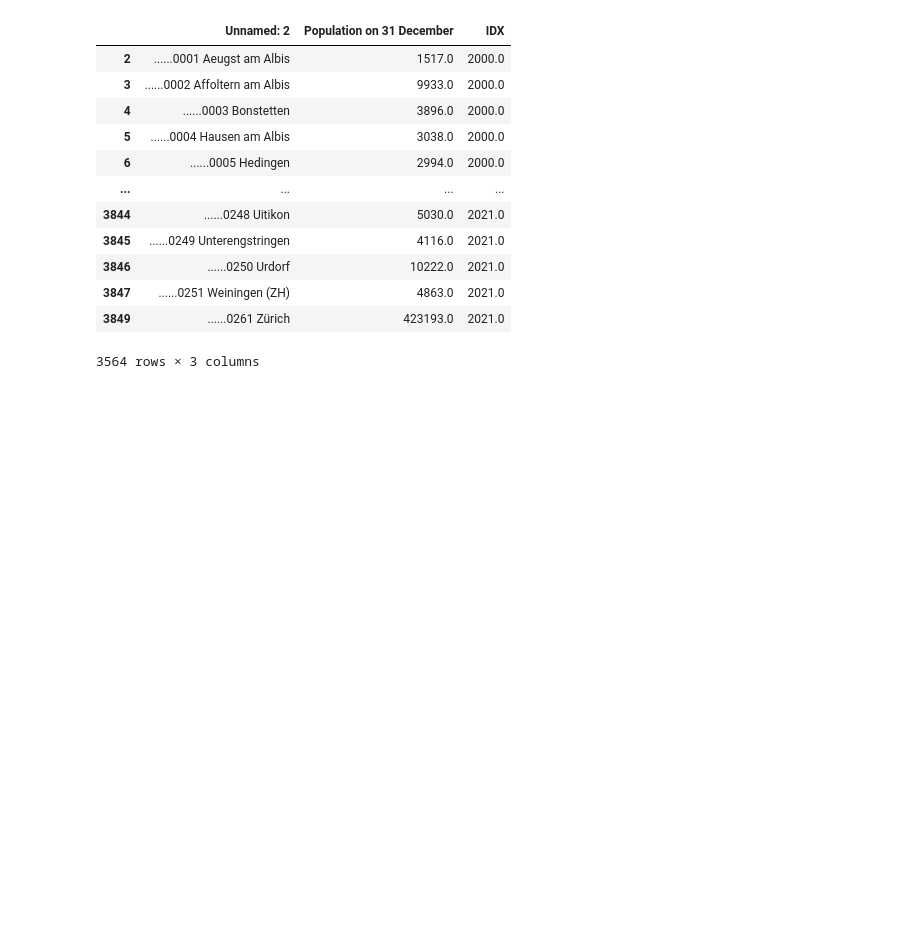
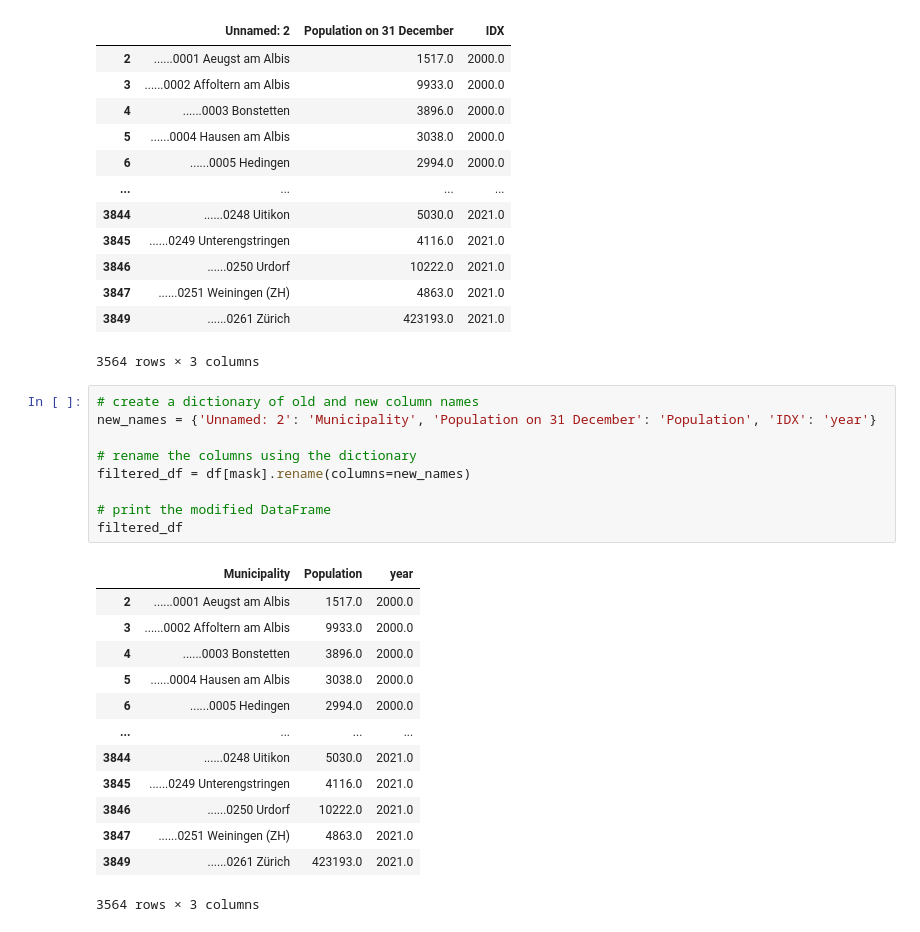
Before and after one commit to biguntitled/Intro_Num, a Jupyter notebook: 02_Data_Project/ZH Waste/Project_2 LAURA.ipynb, the cells around one changed output. Cells and saved outputs as stored; diff of their text form; blank space fills up the shorter version.

Commit message:
data

```diff
--- a/02_Data_Project/ZH Waste/Project_2 LAURA.ipynb
+++ b/02_Data_Project/ZH Waste/Project_2 LAURA.ipynb
@@ -161,3 +161,26 @@ filtered_df
 | 3847 | ......0251 Weiningen (ZH) | 4863.0 | 2021.0 |
 | 3849 | ......0261 Zürich | 423193.0 | 2021.0 |
 3564 rows × 3 columns
+# %%
+# create a dictionary of old and new column names
+new_names = {'Unnamed: 2': 'Municipality', 'Population on 31 December': 'Population', 'IDX': 'year'}
+
+# rename the columns using the dictionary
+filtered_df = df[mask].rename(columns=new_names)
+
+# print the modified DataFrame
+filtered_df
+# %% [output]
+|  | Municipality | Population | year |
+| 2 | ......0001 Aeugst am Albis | 1517.0 | 2000.0 |
+| 3 | ......0002 Affoltern am Albis | 9933.0 | 2000.0 |
+| 4 | ......0003 Bonstetten | 3896.0 | 2000.0 |
+| 5 | ......0004 Hausen am Albis | 3038.0 | 2000.0 |
+| 6 | ......0005 Hedingen | 2994.0 | 2000.0 |
+| ... | ... | ... | ... |
+| 3844 | ......0248 Uitikon | 5030.0 | 2021.0 |
+| 3845 | ......0249 Unterengstringen | 4116.0 | 2021.0 |
+| 3846 | ......0250 Urdorf | 10222.0 | 2021.0 |
+| 3847 | ......0251 Weiningen (ZH) | 4863.0 | 2021.0 |
+| 3849 | ......0261 Zürich | 423193.0 | 2021.0 |
+3564 rows × 3 columns
```
